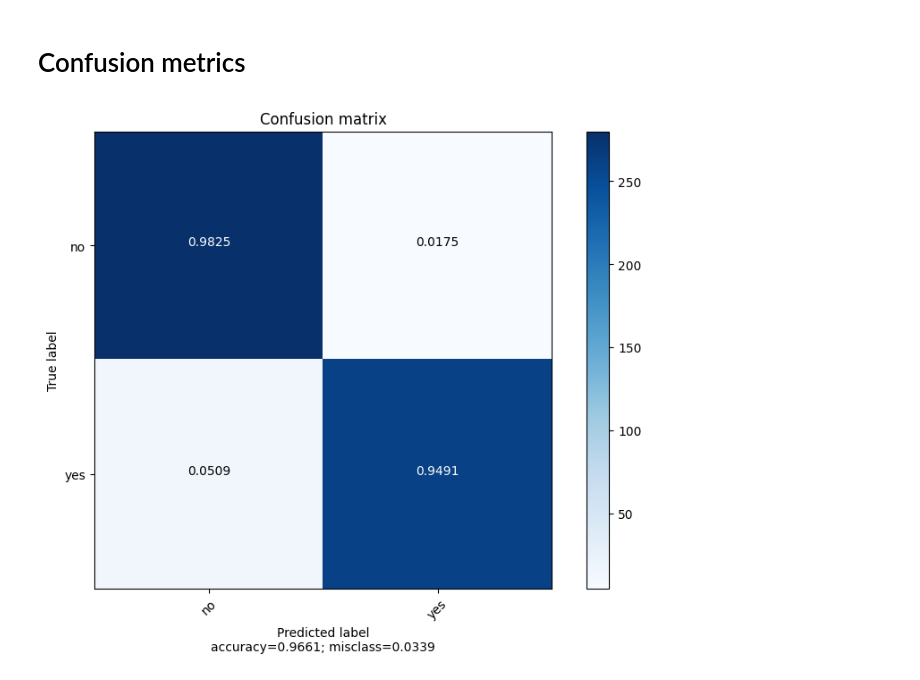
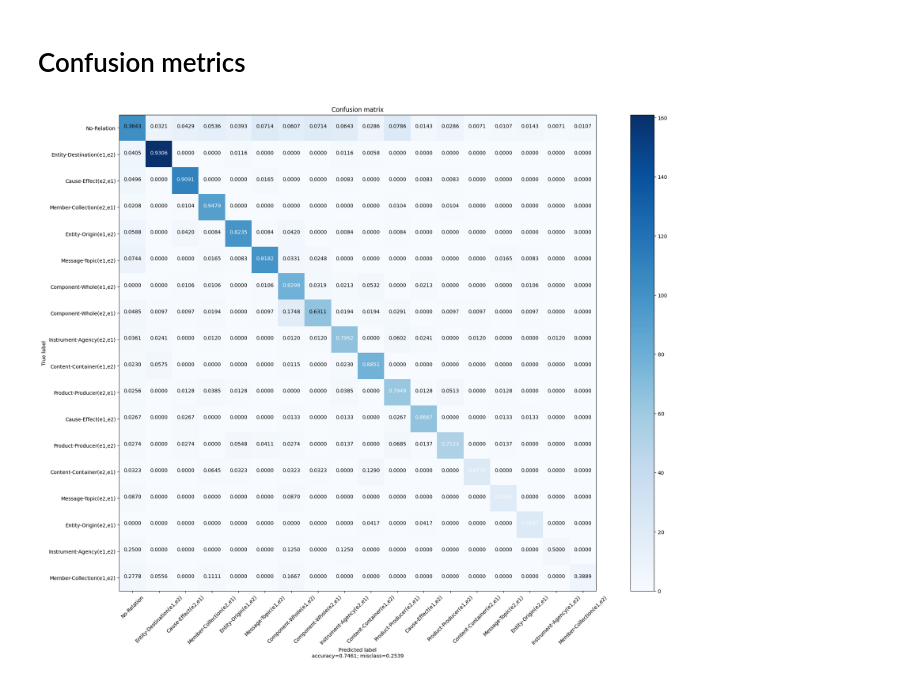
Before and after one commit to pepes97/relation-extraction, a Jupyter notebook: Relation_Extraction_Multiclasses_Pretrained_Lemmas_Backup.ipynb, the cells around one changed output. Cells and saved outputs as stored; diff of their text form; code cells hidden in the pictures.

```diff
--- a/Relation_Extraction_Multiclasses_Pretrained_Lemmas_Backup.ipynb
+++ b/Relation_Extraction_Multiclasses_Pretrained_Lemmas_Backup.ipynb
@@ -782,7 +778,7 @@ class Trainer():
       # Early stopping check
       valid_f1 = validation_metrics['f1']
       valid_loss = validation_metrics['loss']
-      if valid_f1 > self.best_valid_f1 or valid_loss < self.best_loss:
+      if valid_f1 > self.best_valid_f1 and valid_loss < self.best_loss:
           self.best_valid_f1 = valid_f1
           self.early_stop_counter = 0
           if self.save_path is not None:
@@ -913,2 +903,16 @@ loss      1.25358   0.927859
 # %% [markdown]
 ### Predict
+# %%
+model = RelationExtractionBinaryModel(params).to(device)
+model.load_state_dict(torch.load("model_prova.pth"))
+model.eval()
+
+trainer = Trainer(
+    model = model,
+    loss_function = nn.CrossEntropyLoss(ignore_index=0),
+    optimizer = optim.Adam(model.parameters(), lr=2e-5),
+    tokenizer = tokenizer,
+    label_vocab= dict_labels,
+    patience = 5,
+    save_path = "model_prova.pth"
+)
@@ -922,0 +931,19 @@ print(f"After Accuracy test: {accuracy}, Accuracy f1: {f1}")
+# %%
+labels = ['No-Relation',
+ 'Entity-Destination(e1,e2)',
+ 'Cause-Effect(e2,e1)',
+ 'Member-Collection(e2,e1)',
+ 'Entity-Origin(e1,e2)',
+ 'Message-Topic(e1,e2)',
+ 'Component-Whole(e1,e2)',
+ 'Component-Whole(e2,e1)',
+ 'Instrument-Agency(e2,e1)',
+ 'Content-Container(e1,e2)',
+ 'Product-Producer(e2,e1)',
+ 'Cause-Effect(e1,e2)',
+ 'Product-Producer(e1,e2)',
+ 'Content-Container(e2,e1)',
+ 'Message-Topic(e2,e1)',
+ 'Entity-Origin(e2,e1)',
+ 'Instrument-Agency(e1,e2)',
+ 'Member-Collection(e1,e2)']
@@ -943,7 +990,7 @@ def plot_confusion_matrix(cm,
     if cmap is None:
         cmap = plt.get_cmap('Blues')
 
-    plt.figure(figsize=(8, 6))
+    plt.figure(figsize=(20, 15))
     plt.imshow(cm, interpolation='nearest', cmap=cmap)
     plt.title(title)
     plt.colorbar()
@@ -975,6 +1022,6 @@ def plot_confusion_matrix(cm,
     plt.show()
 # %%
 cm = confusion_matrix(true_labels, predictions)
-plot_confusion_matrix(cm, ["no", "yes"])
+plot_confusion_matrix(cm, labels)
 # %% [output]
-[figure, old version]
+[figure, new version]
```
Also changed, not shown: parts of 10 cells of this notebook.
